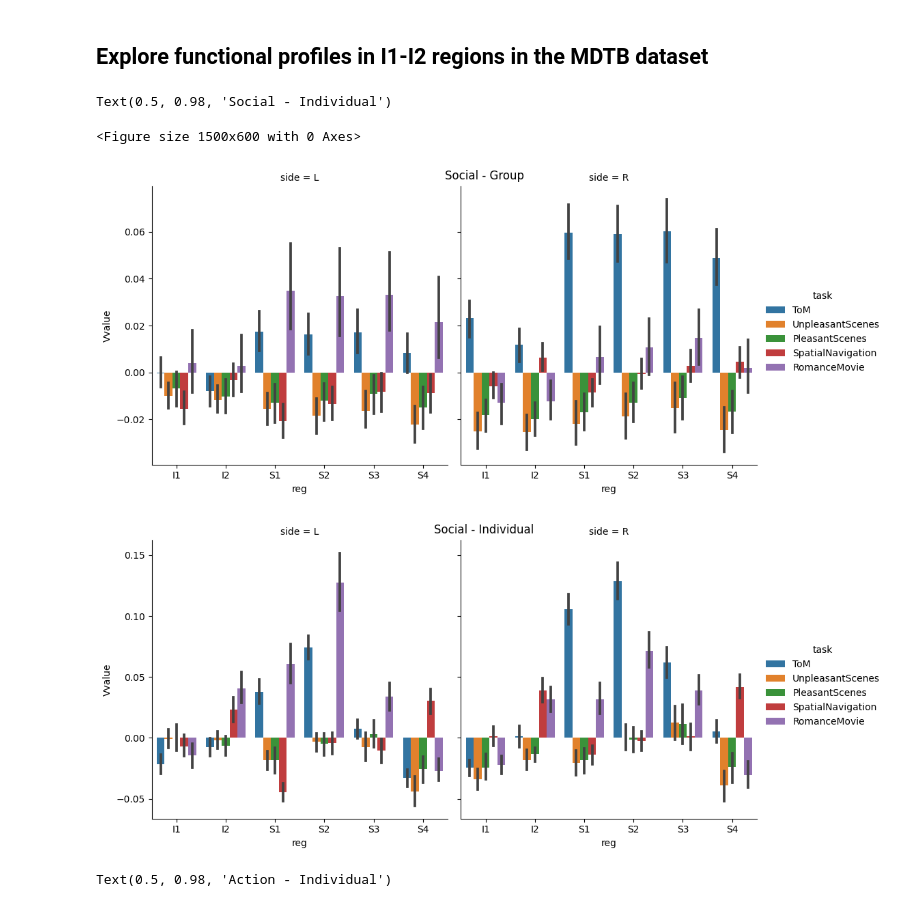
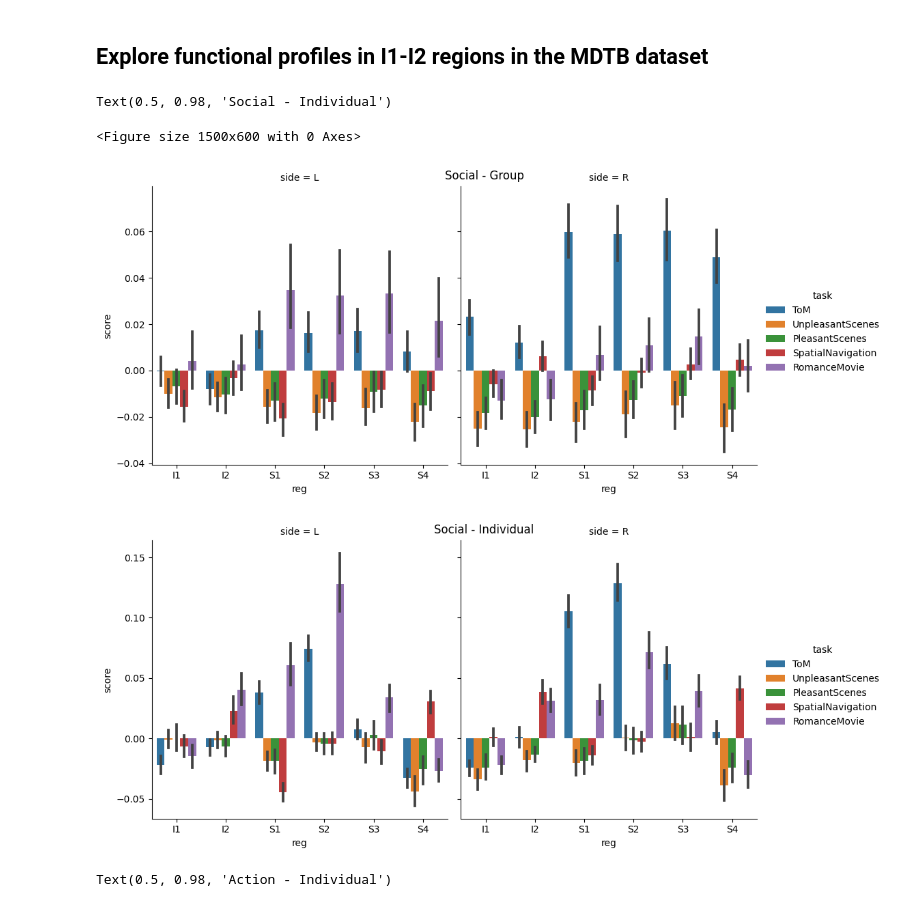
Before and after one commit to DiedrichsenLab/ProbabilisticParcellation, a Jupyter notebook: notebooks/atlas_paper/functional_profiles_introspection.ipynb, the cells around one changed output. Cells and saved outputs as stored; diff of their text form; code cells hidden in the pictures.

```diff
--- a/notebooks/atlas_paper/functional_profiles_introspection.ipynb
+++ b/notebooks/atlas_paper/functional_profiles_introspection.ipynb
@@ -136,7 +131,7 @@ reg_colors = sb.color_palette(reg_colors, n_colors=len(regions))
 # %%
 data_group = profile[profile.dataset=='MDTB']
 data_group = data_group[['condition'] + regions]
-data_group= data_group.melt(id_vars='condition',var_name='region',value_name='Vvalue')
+data_group= data_group.melt(id_vars='condition',var_name='region',value_name='score')
 # Split region into side and region
 data_group['side']=data_group.region.str[-1]
 data_group['reg']=data_group.region.str[0:2]
@@ -146,7 +141,7 @@ data_group['task']=[x.split('-')[0] for x in data_group.condition]
 # %%
 data_indiv = profile_indiv[profile_indiv.dataset=='MDTB']
 data_indiv = data_indiv[['condition'] + regions]
-data_indiv= data_indiv.melt(id_vars='condition',var_name='region',value_name='Vvalue')
+data_indiv= data_indiv.melt(id_vars='condition',var_name='region',value_name='score')
 # Split region into side and region
 data_indiv['side']=data_indiv.region.str[-1]
 data_indiv['reg']=data_indiv.region.str[0:2]
@@ -156,24 +151,24 @@ data_indiv['task']=[x.split('-')[0] for x in data_indiv.condition]
 # %%
 
 tasks_social = ['ToM', 'UnpleasantScenes',
                 'PleasantScenes', 'SadFaces'
                 'HappyFaces', 'SpatialNavigation', 'RomanceMovie']
 tasks_action = ['VideoAct', 'VideoKnots', 'NatureMovie', 'LandscapeMovie',
                 'BodyMotionIntact', 'BodyMotionScram']
 tasks_motor = ['MotorImagery', 'FingerSeq','FingerSimple']
 
 nets = ['I', 'S']
 plt.figure(figsize=(15, 6))
 fig = sb.catplot(data=data_group[data_group.task.isin(tasks_social) & data_group.net.isin(nets)], kind='bar', col='side',
-           x='reg', y='Vvalue', hue='task')
+           x='reg', y='score', hue='task')
 fig.fig.suptitle('Social - Group')
 fig = sb.catplot(data=data_indiv[data_indiv.task.isin(tasks_social) & data_indiv.net.isin(nets)], kind='bar', col='side',
-           x='reg', y='Vvalue', hue='task')
+           x='reg', y='score', hue='task')
 fig.fig.suptitle('Social - Individual')
 # %% [output]
 Text(0.5, 0.98, 'Social - Individual')
 <Figure size 1500x600 with 0 Axes>
-[figure, old version]
+[figure, new version]
 [figure]
 # %%
 
```
Also changed, not shown: parts of 6 cells of this notebook.
